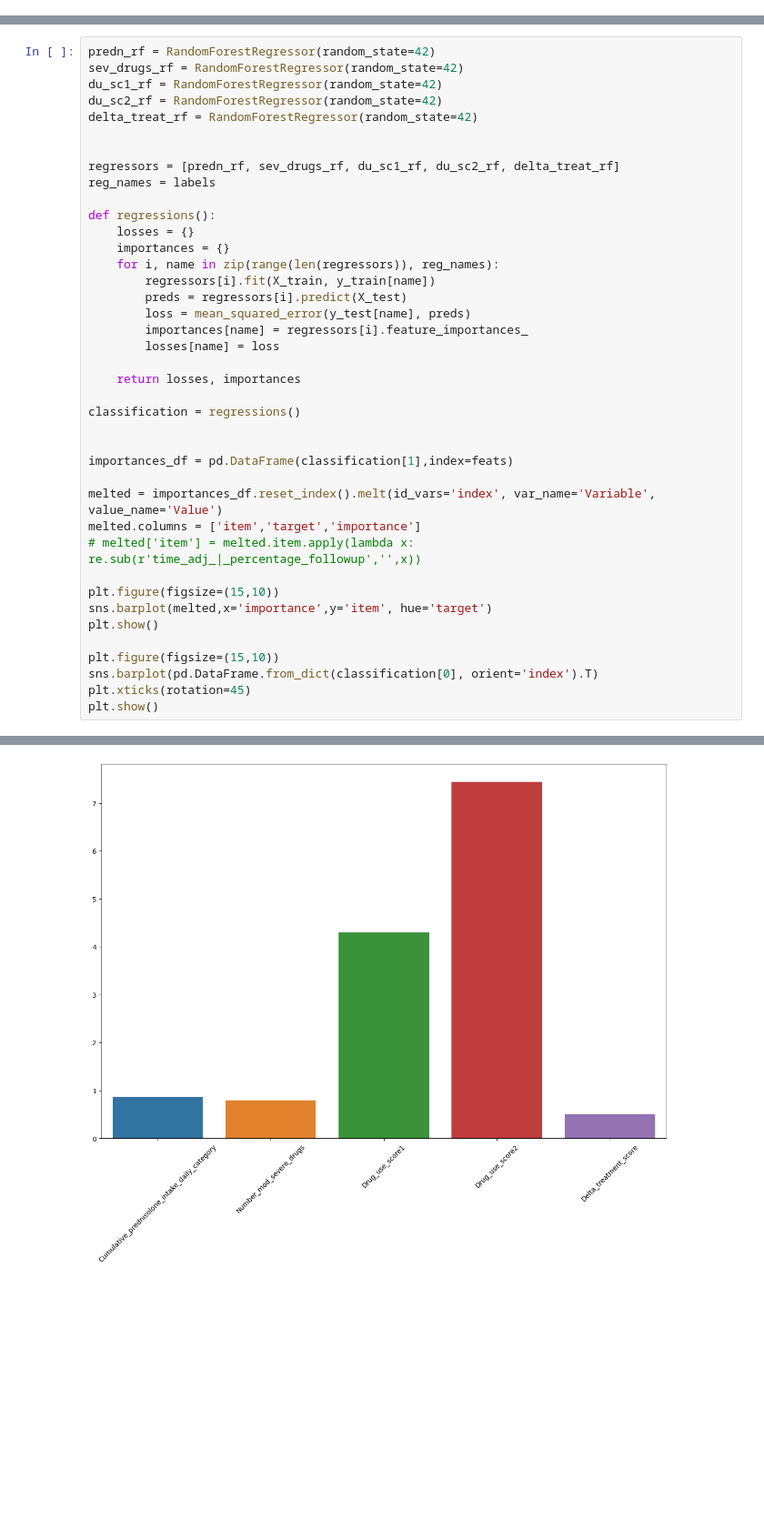
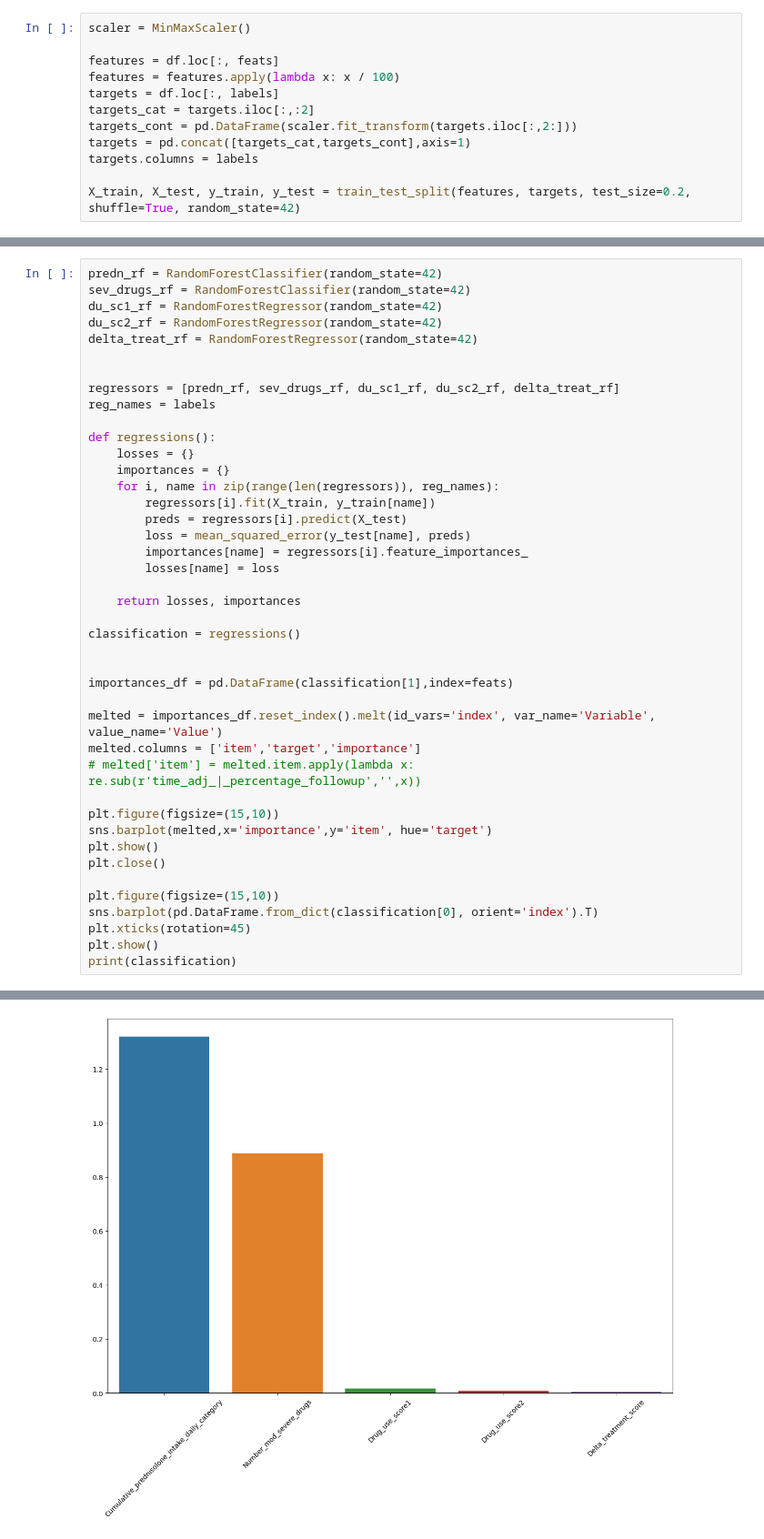
Before and after one commit to isevr/SDI, a Jupyter notebook: v3/eda_data2.ipynb, the cells around one changed output, grey strips where cells are left out. Shown at 91% size. Drawn from its saved outputs; the diff is of its cells as text; blank space fills up the shorter version.

```diff
--- a/v3/eda_data2.ipynb
+++ b/v3/eda_data2.ipynb
@@ -22 +38,13 @@ labels = ['Cumulative_prednisolone_intake_daily_category',
+# %%
+scaler = MinMaxScaler()
+
+features = df.loc[:, feats]
+features = features.apply(lambda x: x / 100)
+targets = df.loc[:, labels]
+targets_cat = targets.iloc[:,:2]
+targets_cont = pd.DataFrame(scaler.fit_transform(targets.iloc[:,2:]))
+targets = pd.concat([targets_cat,targets_cont],axis=1)
+targets.columns = labels
+
+X_train, X_test, y_train, y_test = train_test_split(features, targets, test_size=0.2, shuffle=True, random_state=42)
 # %%
@@ -52,6 +82,6 @@ plt.show()
 # %%
-predn_rf = RandomForestRegressor(random_state=42)
-sev_drugs_rf = RandomForestRegressor(random_state=42)
+predn_rf = RandomForestClassifier(random_state=42)
+sev_drugs_rf = RandomForestClassifier(random_state=42)
 du_sc1_rf = RandomForestRegressor(random_state=42)
 du_sc2_rf = RandomForestRegressor(random_state=42)
 delta_treat_rf = RandomForestRegressor(random_state=42)
@@ -84,9 +114,11 @@ melted.columns = ['item','target','importance']
 plt.figure(figsize=(15,10))
 sns.barplot(melted,x='importance',y='item', hue='target')
 plt.show()
+plt.close()
 
 plt.figure(figsize=(15,10))
 sns.barplot(pd.DataFrame.from_dict(classification[0], orient='index').T)
 plt.xticks(rotation=45)
 plt.show()
+print(classification)
 # %% [output]
@@ -94 +126 @@ plt.show()
-[figure, old version]
+[figure, new version]
```
Also changed, not shown: parts of 9 cells of this notebook.
